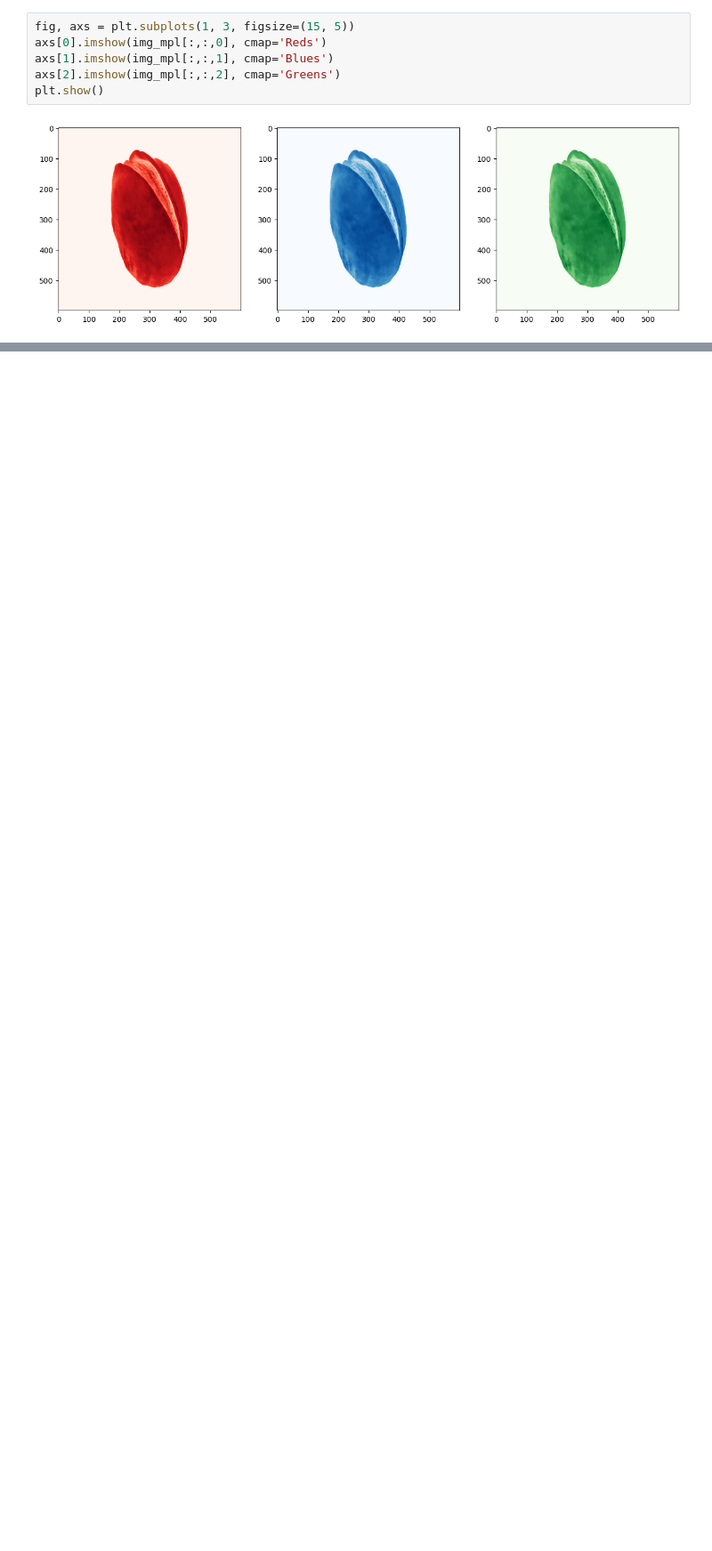
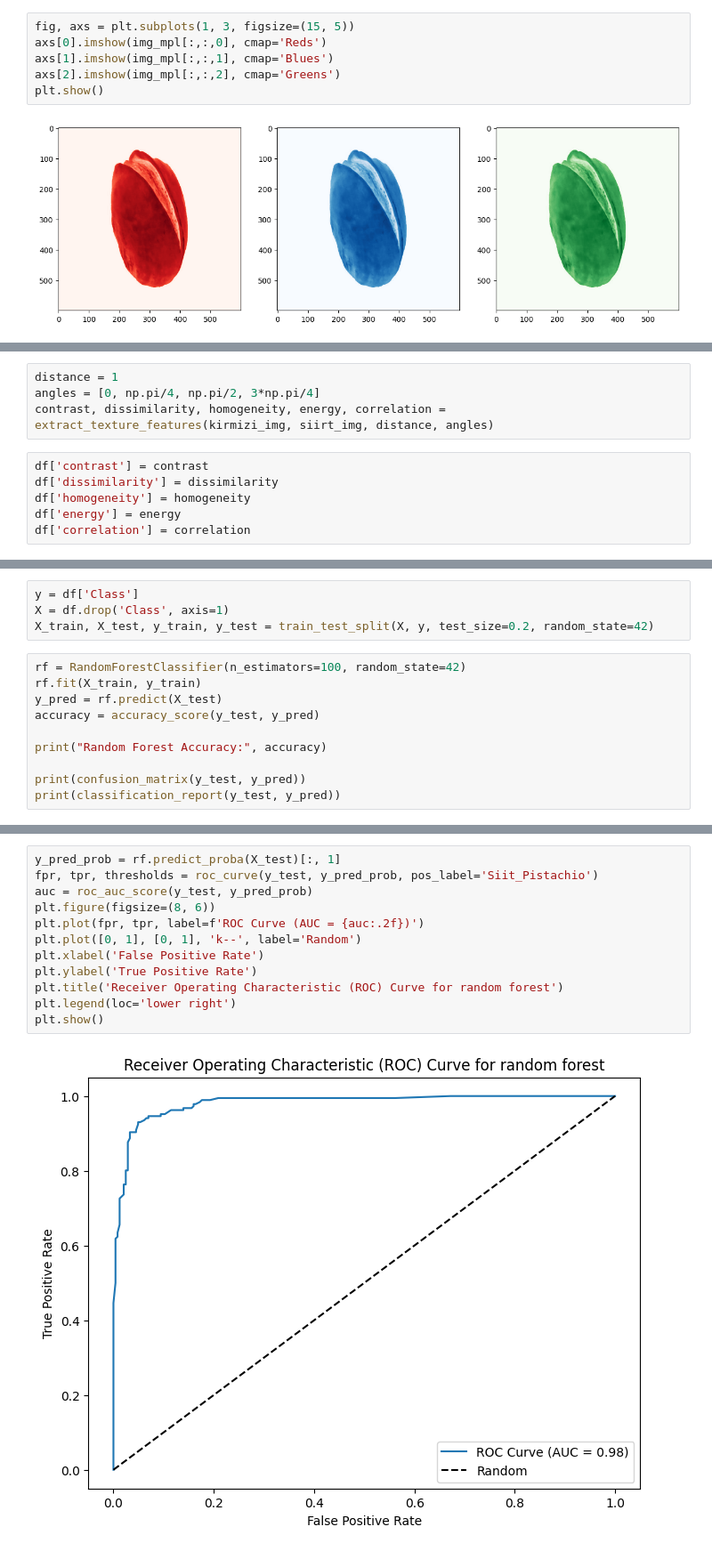
Before and after one commit to arianaira/pistachio-classification-image-feature-extraction, a Jupyter notebook: main.ipynb, the cells around one changed output, grey strips where cells are left out. Shown at 89% size. Drawn from its saved outputs; the diff is of its cells as text; blank space fills up the shorter version.

Commit message:
added texture features

```diff
--- a/main.ipynb
+++ b/main.ipynb
@@ -391,0 +602,10 @@ plt.show()
+# %%
+distance = 1
+angles = [0, np.pi/4, np.pi/2, 3*np.pi/4]
+contrast, dissimilarity, homogeneity, energy, correlation = extract_texture_features(kirmizi_img, siirt_img, distance, angles)
+# %%
+df['contrast'] = contrast
+df['dissimilarity'] = dissimilarity
+df['homogeneity'] = homogeneity
+df['energy'] = energy
+df['correlation'] = correlation
@@ -391,0 +622,14 @@ plt.show()
+# %%
+y = df['Class']
+X = df.drop('Class', axis=1)
+X_train, X_test, y_train, y_test = train_test_split(X, y, test_size=0.2, random_state=42)
+# %%
+rf = RandomForestClassifier(n_estimators=100, random_state=42)
+rf.fit(X_train, y_train)
+y_pred = rf.predict(X_test)
+accuracy = accuracy_score(y_test, y_pred)
+
+print("Random Forest Accuracy:", accuracy)
+
+print(confusion_matrix(y_test, y_pred))
+print(classification_report(y_test, y_pred))
@@ -391,0 +648,14 @@ plt.show()
+# %%
+y_pred_prob = rf.predict_proba(X_test)[:, 1]
+fpr, tpr, thresholds = roc_curve(y_test, y_pred_prob, pos_label='Siit_Pistachio')
+auc = roc_auc_score(y_test, y_pred_prob)
+plt.figure(figsize=(8, 6))
+plt.plot(fpr, tpr, label=f'ROC Curve (AUC = {auc:.2f})')
+plt.plot([0, 1], [0, 1], 'k--', label='Random')
+plt.xlabel('False Positive Rate')
+plt.ylabel('True Positive Rate')
+plt.title('Receiver Operating Characteristic (ROC) Curve for random forest')
+plt.legend(loc='lower right')
+plt.show()
+# %% [output]
+[figure, added]
```
Also changed, not shown: parts of 25 cells of this notebook.
